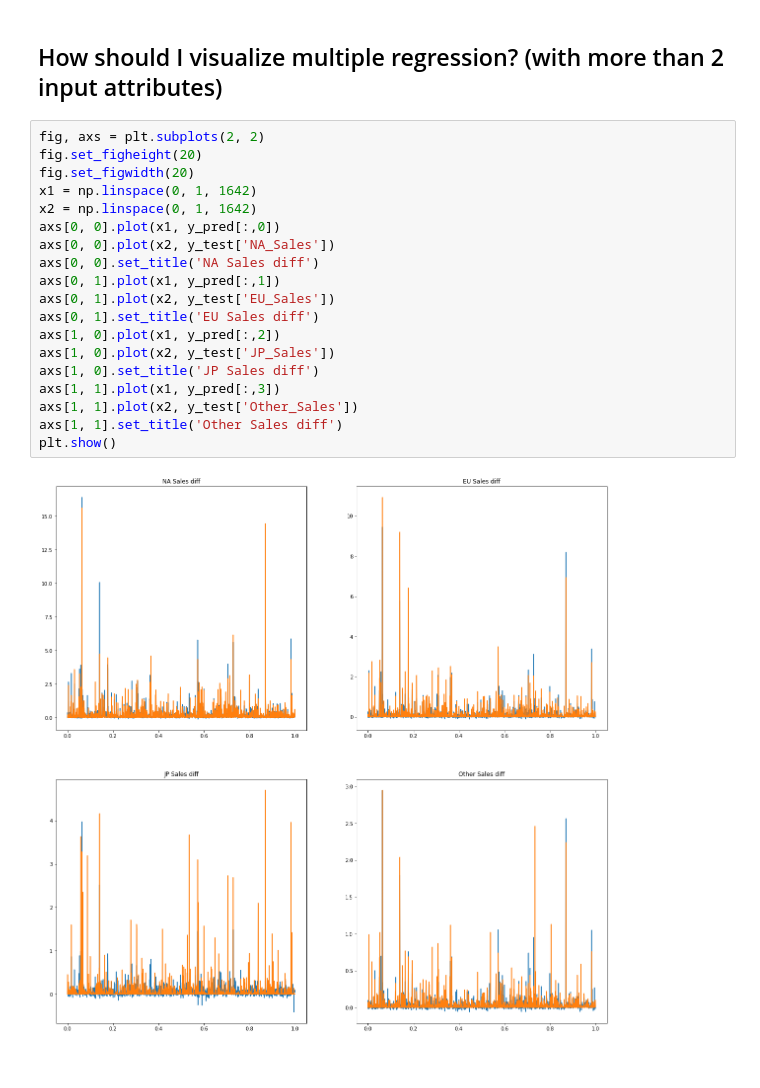
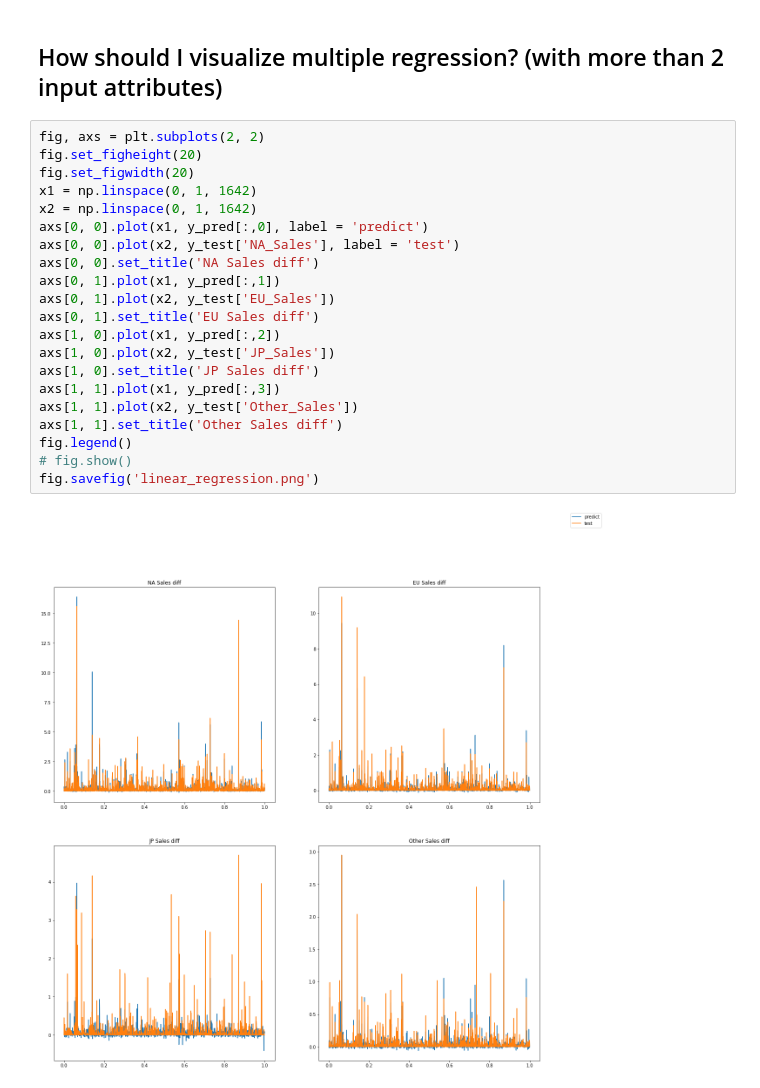
Before and after one commit to qianlan97/CPE695_Final, a Jupyter notebook: linear_regression.ipynb, the cells around one changed output. Saved outputs shown, nothing was run; the diff lists cells and outputs as text.

Commit message:
save fig to png. add label

```diff
--- a/linear_regression.ipynb
+++ b/linear_regression.ipynb
@@ -91,21 +91,23 @@ Coefficient of determination: 0.73
 # %%
 fig, axs = plt.subplots(2, 2)
 fig.set_figheight(20)
 fig.set_figwidth(20)
 x1 = np.linspace(0, 1, 1642)
 x2 = np.linspace(0, 1, 1642)
-axs[0, 0].plot(x1, y_pred[:,0])
-axs[0, 0].plot(x2, y_test['NA_Sales'])
+axs[0, 0].plot(x1, y_pred[:,0], label = 'predict')
+axs[0, 0].plot(x2, y_test['NA_Sales'], label = 'test')
 axs[0, 0].set_title('NA Sales diff')
 axs[0, 1].plot(x1, y_pred[:,1])
 axs[0, 1].plot(x2, y_test['EU_Sales'])
 axs[0, 1].set_title('EU Sales diff')
 axs[1, 0].plot(x1, y_pred[:,2])
 axs[1, 0].plot(x2, y_test['JP_Sales'])
 axs[1, 0].set_title('JP Sales diff')
 axs[1, 1].plot(x1, y_pred[:,3])
 axs[1, 1].plot(x2, y_test['Other_Sales'])
 axs[1, 1].set_title('Other Sales diff')
-plt.show()
+fig.legend()
+# fig.show()
+fig.savefig('linear_regression.png')
 # %% [output]
-[figure, old version]
+[figure, new version]
```
Also changed, not shown: 1 other file.
